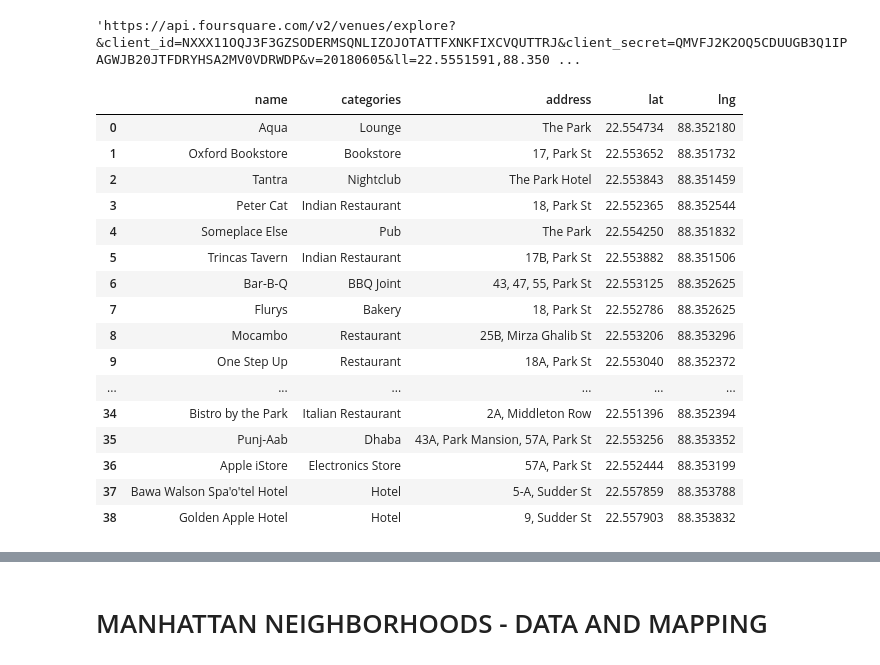
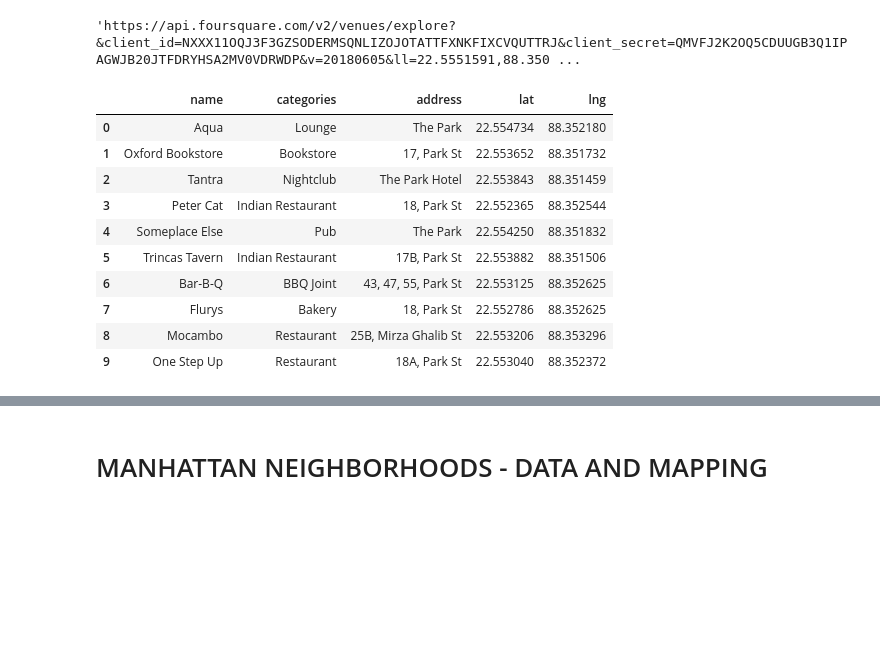
Before and after one commit to sandip2406/Coursera_Project1, a Jupyter notebook: Capstone_Battle_of_Neighbourhood_Wk2 .ipynb, the cells around one changed output, grey strips where cells are left out. Cells and saved outputs as stored; diff of their text form; code cells hidden in the pictures; blank space fills up the shorter version.

```diff
--- a/Capstone_Battle_of_Neighbourhood_Wk2 .ipynb
+++ b/Capstone_Battle_of_Neighbourhood_Wk2 .ipynb
@@ -243,37 +228,31 @@ def get_category_type(row):
 # %%
 venues = results['response']['groups'][0]['items']
 
 SGnearby_venues = json_normalize(venues) # flatten JSON
 
 # filter columns
 filtered_columns = ['venue.name', 'venue.categories', 'venue.location.address', 'venue.location.lat', 'venue.location.lng']
 SGnearby_venues =SGnearby_venues.loc[:, filtered_columns]
 
 # filter the category for each row
 SGnearby_venues['venue.categories'] = SGnearby_venues.apply(get_category_type, axis=1)
 
 # clean columns
 SGnearby_venues.columns = [col.split(".")[-1] for col in SGnearby_venues.columns]
 
-SGnearby_venues
+SGnearby_venues.head(10)
 # %% [output]
 |  | name | categories | address | lat | lng |
 | 0 | Aqua | Lounge | The Park | 22.554734 | 88.352180 |
 | 1 | Oxford Bookstore | Bookstore | 17, Park St | 22.553652 | 88.351732 |
 | 2 | Tantra | Nightclub | The Park Hotel | 22.553843 | 88.351459 |
 | 3 | Peter Cat | Indian Restaurant | 18, Park St | 22.552365 | 88.352544 |
 | 4 | Someplace Else | Pub | The Park | 22.554250 | 88.351832 |
 | 5 | Trincas Tavern | Indian Restaurant | 17B, Park St | 22.553882 | 88.351506 |
 | 6 | Bar-B-Q | BBQ Joint | 43, 47, 55, Park St | 22.553125 | 88.352625 |
 | 7 | Flurys | Bakery | 18, Park St | 22.552786 | 88.352625 |
 | 8 | Mocambo | Restaurant | 25B, Mirza Ghalib St | 22.553206 | 88.353296 |
 | 9 | One Step Up | Restaurant | 18A, Park St | 22.553040 | 88.352372 |
-| ... | ... | ... | ... | ... | ... |
-| 34 | Bistro by the Park | Italian Restaurant | 2A, Middleton Row | 22.551396 | 88.352394 |
-| 35 | Punj-Aab | Dhaba | 43A, Park Mansion, 57A, Park St | 22.553256 | 88.353352 |
-| 36 | Apple iStore | Electronics Store | 57A, Park St | 22.552444 | 88.353199 |
-| 37 | Bawa Walson Spa'o'tel Hotel | Hotel | 5-A, Sudder St | 22.557859 | 88.353788 |
-| 38 | Golden Apple Hotel | Hotel | 9, Sudder St | 22.557903 | 88.353832 |
 # %%
 
 # create map of Kolkata place  using latitude and longitude values
```
Also changed, not shown: parts of 10 cells of this notebook.
